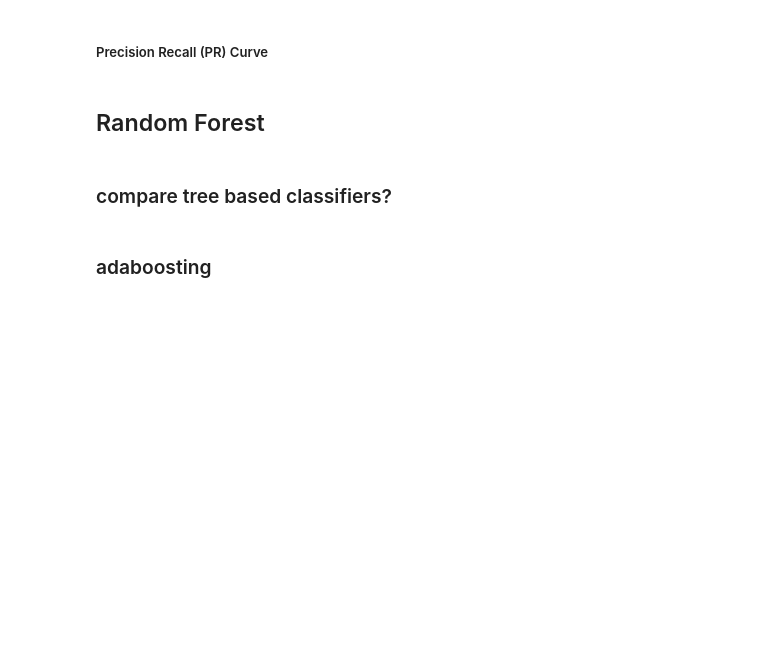
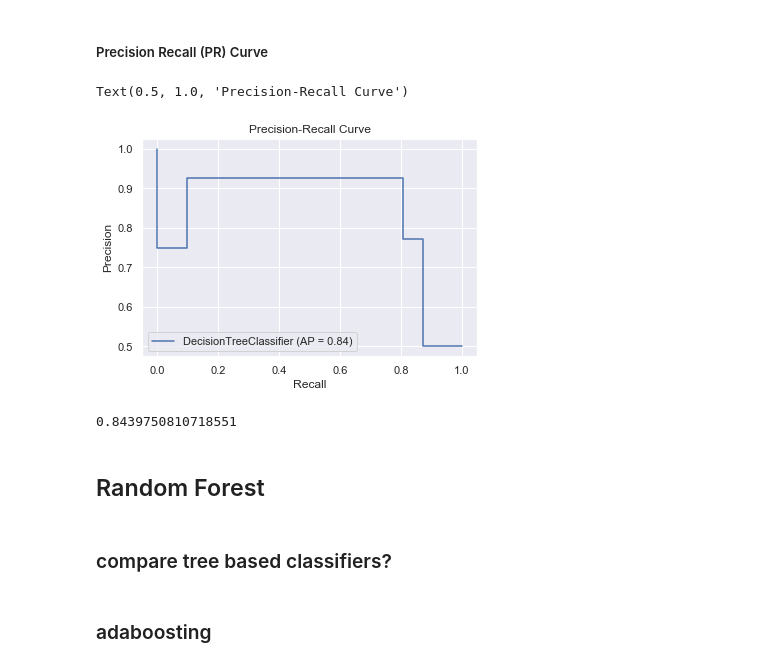
Before and after one commit to christinalchang/ucdavis-sta160, a Jupyter notebook: automobile.ipynb, the cells around one changed output. Cells and saved outputs as stored; diff of their text form; code cells hidden in the pictures; blank space fills up the shorter version.

```diff
--- a/automobile.ipynb
+++ b/automobile.ipynb
@@ -644,5 +640,21 @@ cross_val_score(final_model, X, y, cv=10, scoring='roc_auc').mean()
 # %% [markdown]
 ##### Precision Recall (PR) Curve
+# %%
+from sklearn.metrics import precision_recall_curve
+from sklearn.metrics import plot_precision_recall_curve
+
+plot_precision_recall_curve(final_model, X_test, y_test)
+plt.title('Precision-Recall Curve')
+p
+# %% [output]
+Text(0.5, 1.0, 'Precision-Recall Curve')
+[figure, added]
+# %%
+# Average precision score
+from sklearn.metrics import average_precision_score
+average_precision_score(y_test, pred_prob, pos_label = 'safe')
+# %% [output]
+0.8439750810718551
 # %% [markdown]
 ## Random Forest
 # %%
```
Also changed, not shown: parts of 5 cells of this notebook.
